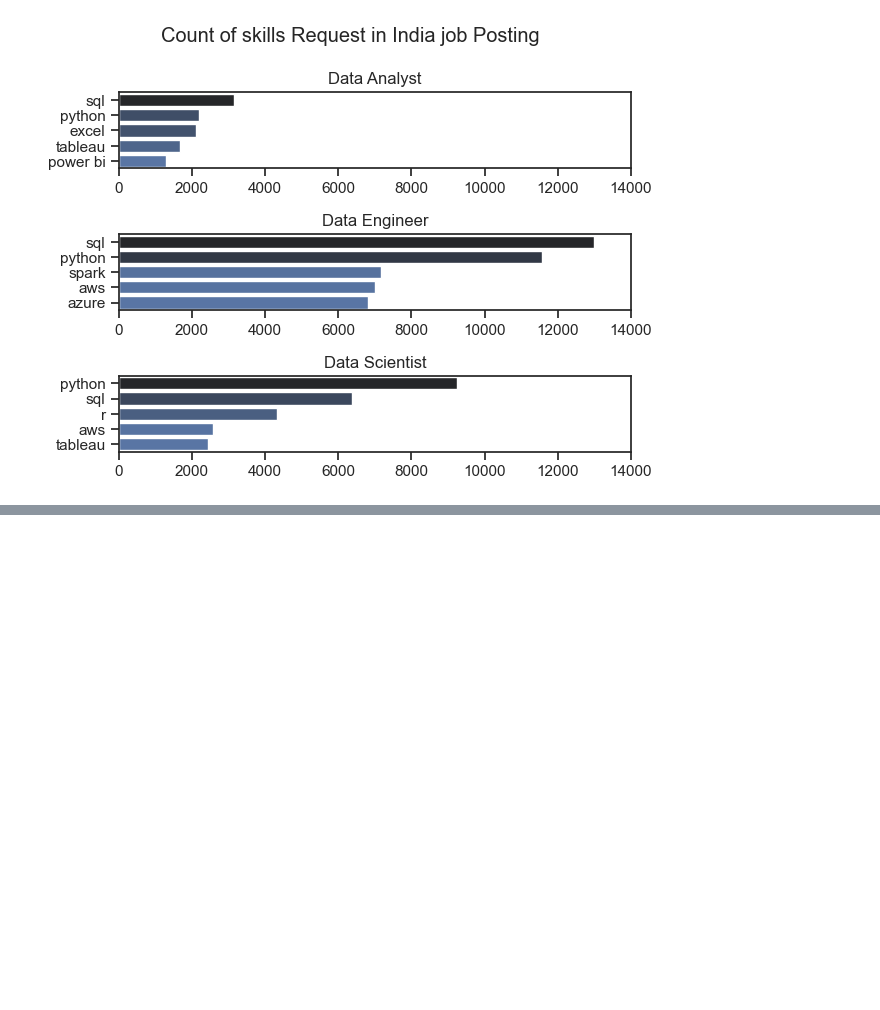
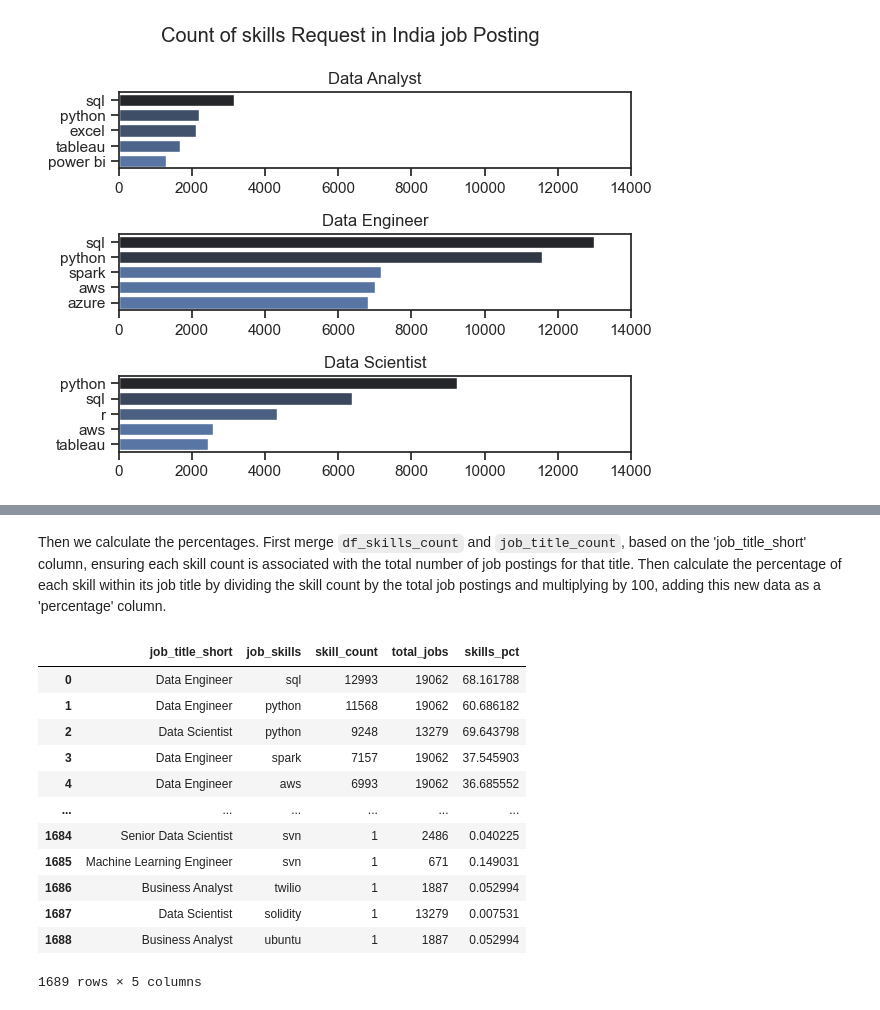
Before and after one commit to Shusil132/Data_analytics, a Jupyter notebook: DA_Project_1/Skills_Demand.ipynb, the cells around one changed output, grey strips where cells are left out. Drawn from its saved outputs; the diff is of its cells as text; code cells hidden in the pictures; blank space fills up the shorter version.

```diff
--- a/DA_Project_1/Skills_Demand.ipynb
+++ b/DA_Project_1/Skills_Demand.ipynb
@@ -125,0 +153,20 @@ fig.tight_layout()
+# %% [markdown]
+Then we calculate the percentages. First merge `df_skills_count` and `job_title_count`, based on the 'job_title_short' column, ensuring each skill count is associated with the total number of job postings for that title. Then calculate the percentage of each skill within its job title by dividing the skill count by the total job postings and multiplying by 100, adding this new data as a 'percentage' column.
+# %%
+df_skills_pct = pd.merge(df_skills_count, job_title_count , on = 'job_title_short', how = 'left')
+df_skills_pct['skills_pct'] = df_skills_pct['skill_count'] / df_skills_pct['total_jobs'] * 100
+df_skills_pct
+# %% [output]
+|  | job_title_short | job_skills | skill_count | total_jobs | skills_pct |
+| 0 | Data Engineer | sql | 12993 | 19062 | 68.161788 |
+| 1 | Data Engineer | python | 11568 | 19062 | 60.686182 |
+| 2 | Data Scientist | python | 9248 | 13279 | 69.643798 |
+| 3 | Data Engineer | spark | 7157 | 19062 | 37.545903 |
+| 4 | Data Engineer | aws | 6993 | 19062 | 36.685552 |
+| ... | ... | ... | ... | ... | ... |
+| 1684 | Senior Data Scientist | svn | 1 | 2486 | 0.040225 |
+| 1685 | Machine Learning Engineer | svn | 1 | 671 | 0.149031 |
+| 1686 | Business Analyst | twilio | 1 | 1887 | 0.052994 |
+| 1687 | Data Scientist | solidity | 1 | 13279 | 0.007531 |
+| 1688 | Business Analyst | ubuntu | 1 | 1887 | 0.052994 |
+1689 rows × 5 columns
```
Also changed, not shown: parts of 11 cells of this notebook.
